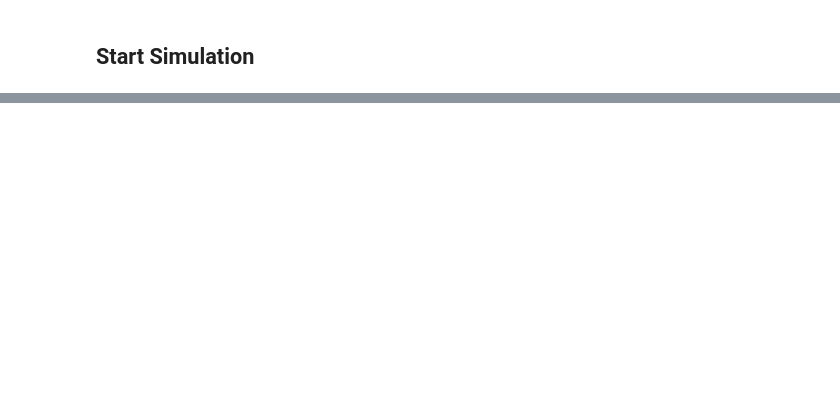
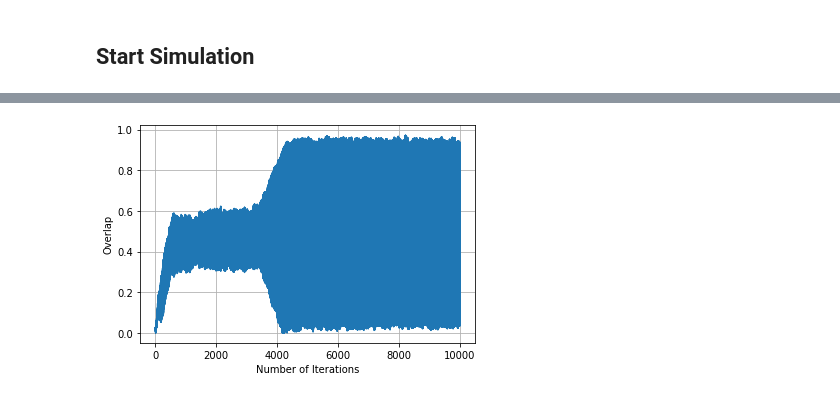
Before and after one commit to galannp/Markov, a Jupyter notebook: notebook/test_chun.ipynb, the cells around one changed output, grey strips where cells are left out. Saved outputs shown, nothing was run; the diff lists cells and outputs as text; code cells hidden in the pictures; blank space fills up the shorter version.

```diff
--- a/notebook/test_chun.ipynb
+++ b/notebook/test_chun.ipynb
@@ -164,0 +59,4 @@ plt.grid()
+# %%
+plot_sim(ov2, 'Number of Iterations', 'Overlap')
+# %% [output]
+[figure, added]
```
Also changed, not shown: parts of 7 cells of this notebook, 1 other file.
